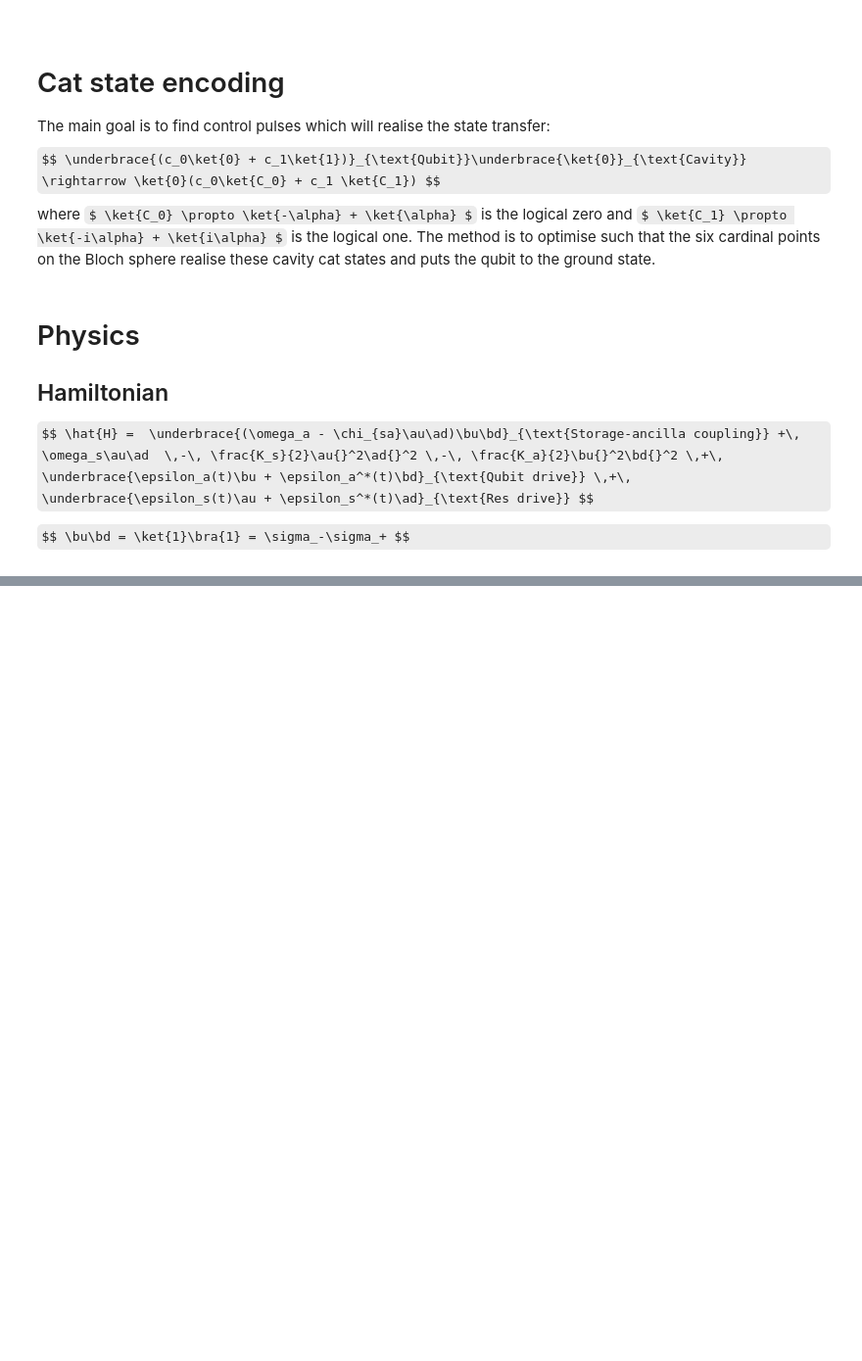
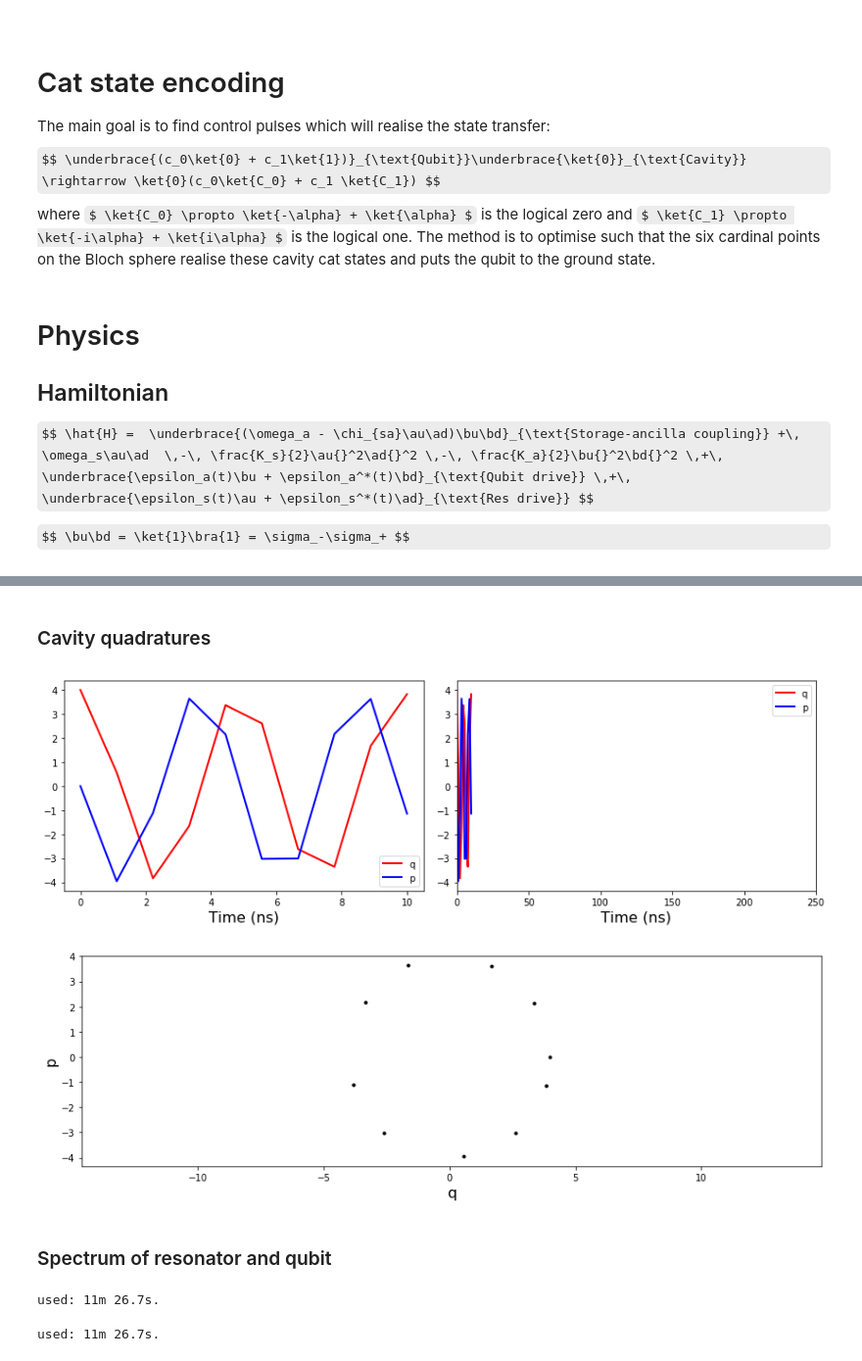
Before and after one commit to JohanWinther/cat-state-encoding, a Jupyter notebook: cat-state-encoding.ipynb, the cells around one changed output, grey strips where cells are left out. Shown: that part at 98% size. Saved outputs shown, nothing was run; the diff lists cells and outputs as text; code cells hidden in the pictures; some formulas as TeX source; blank space fills up the shorter version.

```diff
--- a/cat-state-encoding.ipynb
+++ b/cat-state-encoding.ipynb
@@ -122,0 +183,45 @@ ax.set_title('Vacuum Rabi oscillations');
+# %% [markdown]
+### Cavity quadratures
+# %%
+xc_list = expect((a + a.dag()), res.states)
+yc_list = expect(-1j*(a - a.dag()), res.states)
+
+fig, [ax,ax2] = plt.subplots(1,2,sharex=False, figsize=(12,4))
+
+ax.plot(tlist, xc_list, 'r', linewidth=2, label="q")
+ax.plot(tlist, yc_list, 'b', linewidth=2, label="p")
+ax.set_xlabel("Time (ns)", fontsize=16)
+ax.legend()
+
+ax2.plot(tlist, xc_list, 'r', linewidth=2, label="q")
+ax2.plot(tlist, yc_list, 'b', linewidth=2, label="p")
+ax2.set_xlabel("Time (ns)", fontsize=16)
+ax2.set_xlim(0,250)
+ax2.legend()
+fig.tight_layout()
+
+fig, ax = plt.subplots(1,1,sharex=False, figsize=(12,4))
+
+ax.plot(xc_list,yc_list, 'k.', linewidth=2, label="q")
+ax.set_xlabel("q", fontsize=16)
+ax.set_ylabel("p", fontsize=16)
+ax.axis('equal')
+fig.tight_layout()
+# %% [output]
+[figure, added]
+[figure, added]
+# %% [markdown]
+### Spectrum of resonator and qubit
+# %%
+tlist2 = np.linspace(0, 1000, 1000)
+start = time()
+corr_vec = correlation_2op_2t(H0, psi0, None, tlist2, [], a.dag(), a, solver='me',options=Odeoptions(nsteps=5000))
+elapsed = printTime(start)
+print(elapsed)
+w, S = spectrum_correlation_fft(tlist2, corr_vec)
+# %% [output]
+used: 11m 26.7s.
+# %%
+print(elapsed)
+# %% [output]
+used: 11m 26.7s.
```
Also changed, not shown: parts of 17 cells of this notebook, 3 other files.
